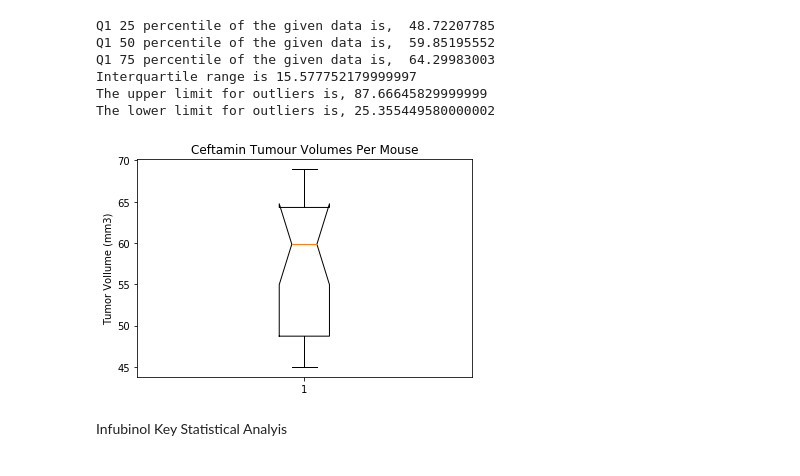
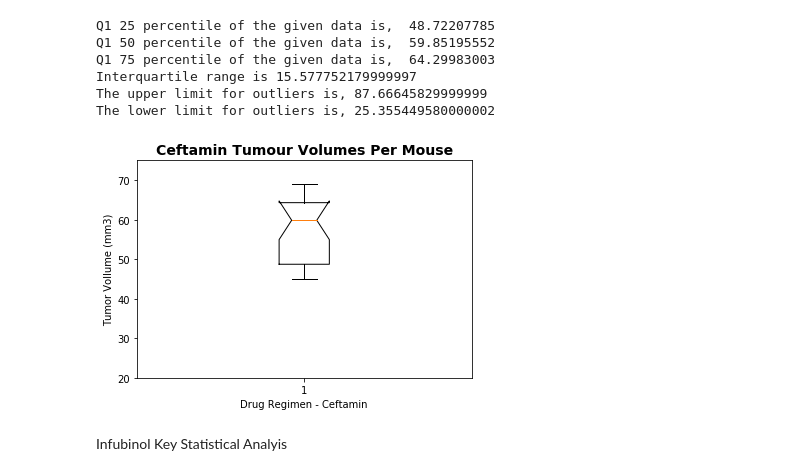
Before and after one commit to Turtles173/Matplotlib_challenge, a Jupyter notebook: Pymaceuticals/pymaceuticals_starter - TT.ipynb, the cells around one changed output. Saved outputs shown, nothing was run; the diff lists cells and outputs as text; code cells hidden in the pictures.

```diff
--- a/Pymaceuticals/pymaceuticals_starter - TT.ipynb
+++ b/Pymaceuticals/pymaceuticals_starter - TT.ipynb
@@ -485,13 +495,15 @@ The upper limit for outliers is, 87.66645829999999
 The lower limit for outliers is, 25.355449580000002
 # %%
 Cef1, Cef_ax1 = plt.subplots()
-Cef_ax1.set_title('Ceftamin Tumour Volumes Per Mouse')
+Cef_ax1.set_title('Ceftamin Tumour Volumes Per Mouse', fontsize=14, fontweight="bold")
 Cef_ax1.set_ylabel('Tumor Vollume (mm3)')
+Cef_ax1.set_xlabel('Drug Regimen - Ceftamin')
 
 Cef_ax1.boxplot(Ceftamin["Tumor Volume (mm3)"], notch=True, flierprops=green_diamond)
+plt.ylim(20,75)
 plt.show()
 # %% [output]
-[figure, old version]
+[figure, new version]
 # %% [markdown]
 Infubinol Key Statistical Analyis
 # %%
```
Also changed, not shown: parts of 36 cells of this notebook.
